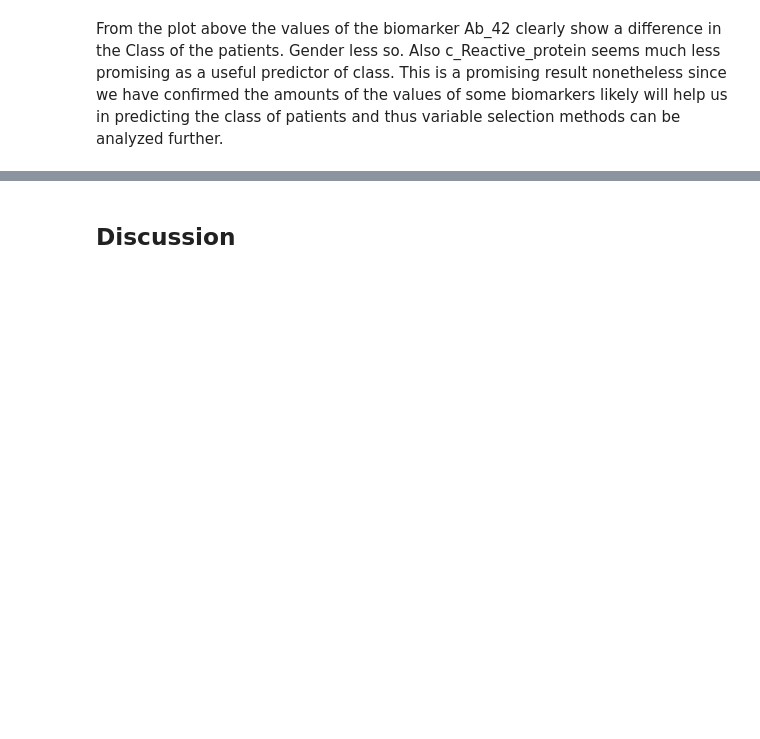
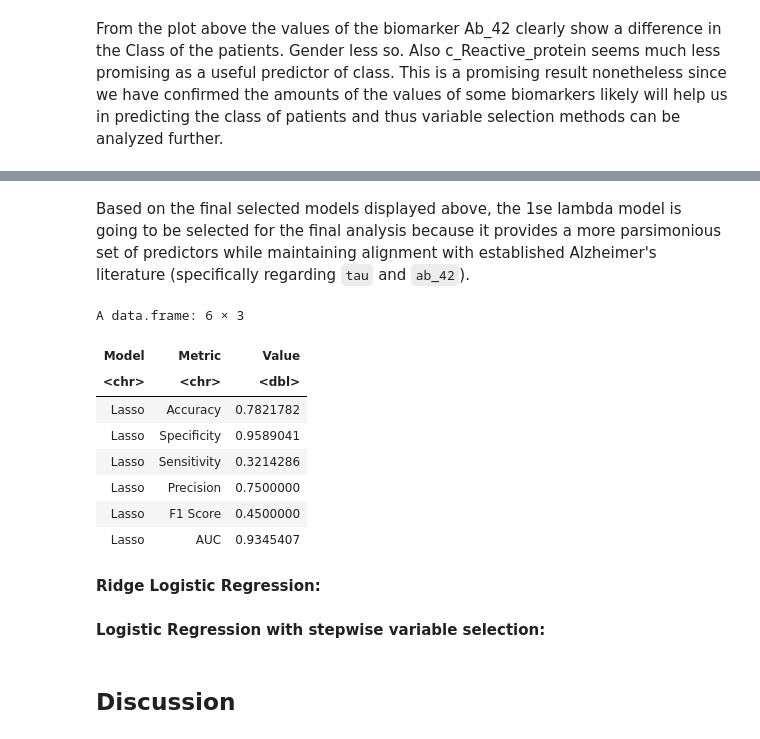
Before and after one commit to snakehabitat3/Stat301_Team23, a Jupyter notebook: T23_GroupProject.ipynb, the cells around one changed output, grey strips where cells are left out. Drawn from its saved outputs; the diff is of its cells as text; code cells hidden in the pictures; blank space fills up the shorter version.

```diff
--- a/T23_GroupProject.ipynb
+++ b/T23_GroupProject.ipynb
@@ -220,0 +271,22 @@ To conduct our analysis in hopes of answering the esearch question we will follo
+# %%
+# Main Developer: Aadetri Tawara
+
+# Extract explanatory and response variables matrix
+x_train <- model.matrix(Class ~ ., data = train_data)[, -1]
+y_train <- as.matrix(train_data$Class, ncol = 1)
+
+x_test <- model.matrix(Class ~ ., data = test_data)[, -1]
+y_test <- as.matrix(test_data$Class, ncol = 1)
+
+# Select lambda (lasso regularization coefficient) using 5 fold cross validation
+cv_lasso <- cv.glmnet(x_train, y_train,
+                    family = "binomial", # binary response variable
+                    alpha = 1,           # lasso regularization
+                    nfolds = 5,
+                    type.measure = "auc")
+
+# LASSO coefficients for the 1se lambda
+coef_1se <- coef(cv_lasso, s = "lambda.1se")
+
+# LASSO coefficients for min lambda value
+coef_min <- coef(cv_lasso, s = "lambda.min")
@@ -220,0 +326,2 @@ To conduct our analysis in hopes of answering the esearch question we will follo
+# %% [markdown]
+Based on the final selected models displayed above, the 1se lambda model is going to be selected for the final analysis because it provides a more parsimonious set of predictors while maintaining alignment with established Alzheimer's literature (specifically regarding `tau` and `ab_42`).
@@ -221,3 +352,40 @@ To conduct our analysis in hopes of answering the esearch question we will follo
+# %%
+# Main Developer: Aadetri Tawara
+
+# Extracting performance metrics from confusion matrix
+accuracy    <- conf_results$overall["Accuracy"]
+sensitivity <- conf_results$byClass["Sensitivity"]
+specificity <- conf_results$byClass["Specificity"]
+precision   <- conf_results$byClass["Precision"]
+f1_score    <- conf_results$byClass["F1"]
+
+# Extracting AUC from glmnet for lambda.1se
+lambda_idx <- which(cv_lasso$lambda == cv_lasso$lambda.1se)
+auc_score <- cv_lasso$cvm[lambda_idx]
+
+# Putting metrics in a table
+metrics_table <- data.frame(
+    Model = "Lasso",
+    Metric = c("Accuracy", "Specificity", "Sensitivity", "Precision", "F1 Score", "AUC"),
+    Value = c(accuracy, specificity, sensitivity, precision, f1_score, auc_score),
+    row.names = NULL
+)
+
+metrics_table
+# %% [output]
+A data.frame: 6 × 3
+| Model | Metric | Value |
+| <chr> | <chr> | <dbl> |
+| Lasso | Accuracy | 0.7821782 |
+| Lasso | Specificity | 0.9589041 |
+| Lasso | Sensitivity | 0.3214286 |
+| Lasso | Precision | 0.7500000 |
+| Lasso | F1 Score | 0.4500000 |
+| Lasso | AUC | 0.9345407 |
+# %% [markdown]
+**Ridge Logistic Regression:**
+# %% [markdown]
+**Logistic Regression with stepwise variable selection:**
 # %% [markdown]
 ## Discussion
 # %% [markdown]
```
Also changed, not shown: parts of 15 cells of this notebook.
